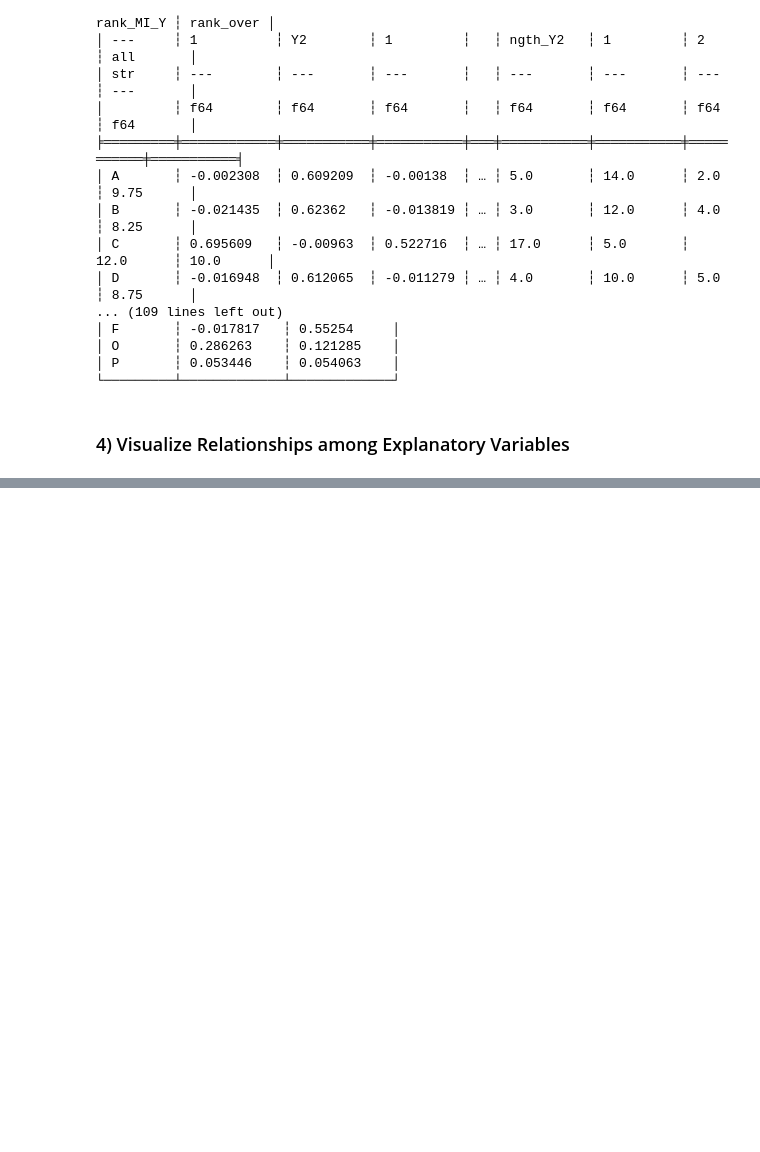
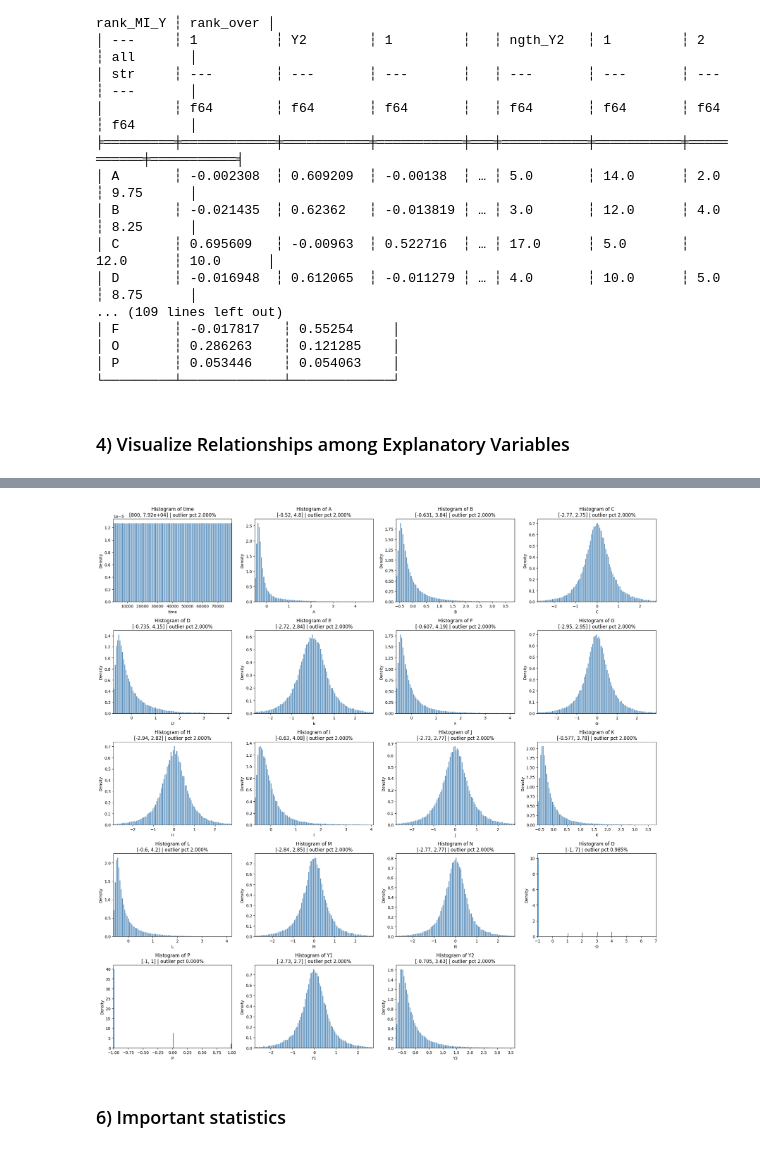
Before and after one commit to maurosuetta/quantchallenge-starter, a Jupyter notebook: research/complete_research.ipynb, the cells around one changed output, grey strips where cells are left out. Cells and saved outputs as stored; diff of their text form; code cells hidden in the pictures; blank space fills up the shorter version.

Commit message:
Statistics and decompositions

```diff
--- a/research/complete_research.ipynb
+++ b/research/complete_research.ipynb
@@ -316,0 +387,6 @@ KeyError: "['time'] not found in axis"
+# %%
+generate_hist(train_data, log_y=False)
+# %% [output]
+[figure, added]
+# %% [markdown]
+### 6) Important statistics
```
Also changed, not shown: parts of 20 cells of this notebook.
